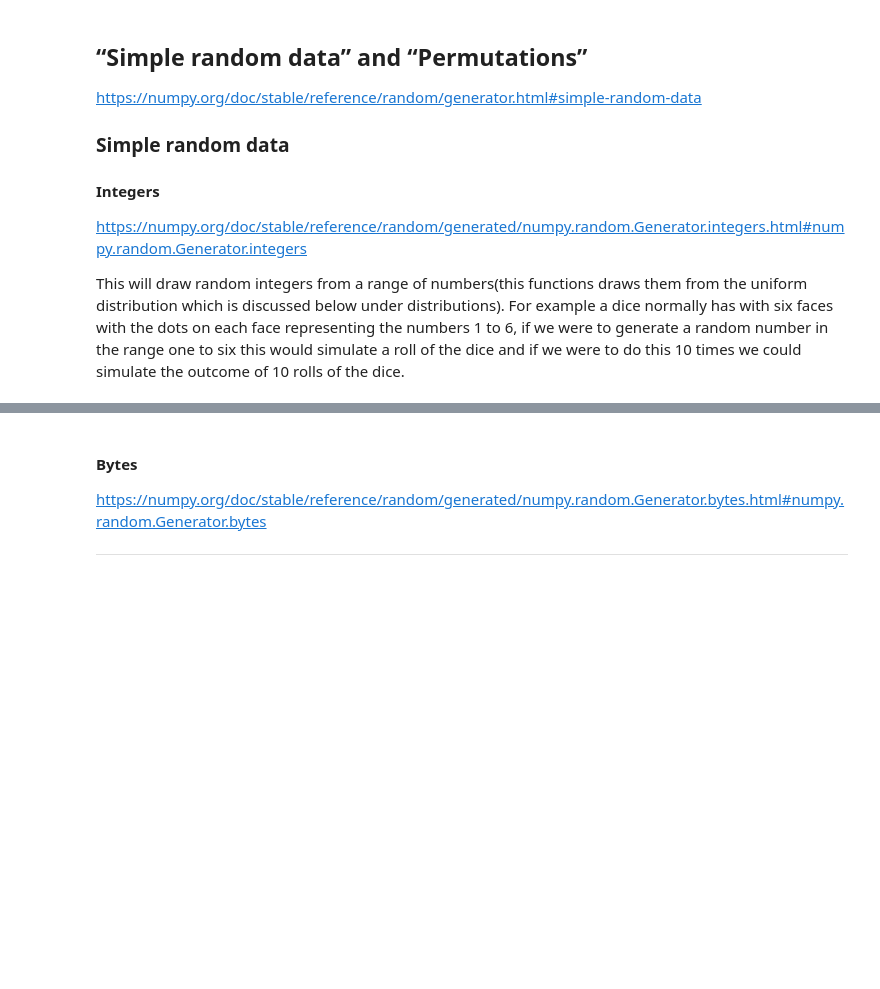
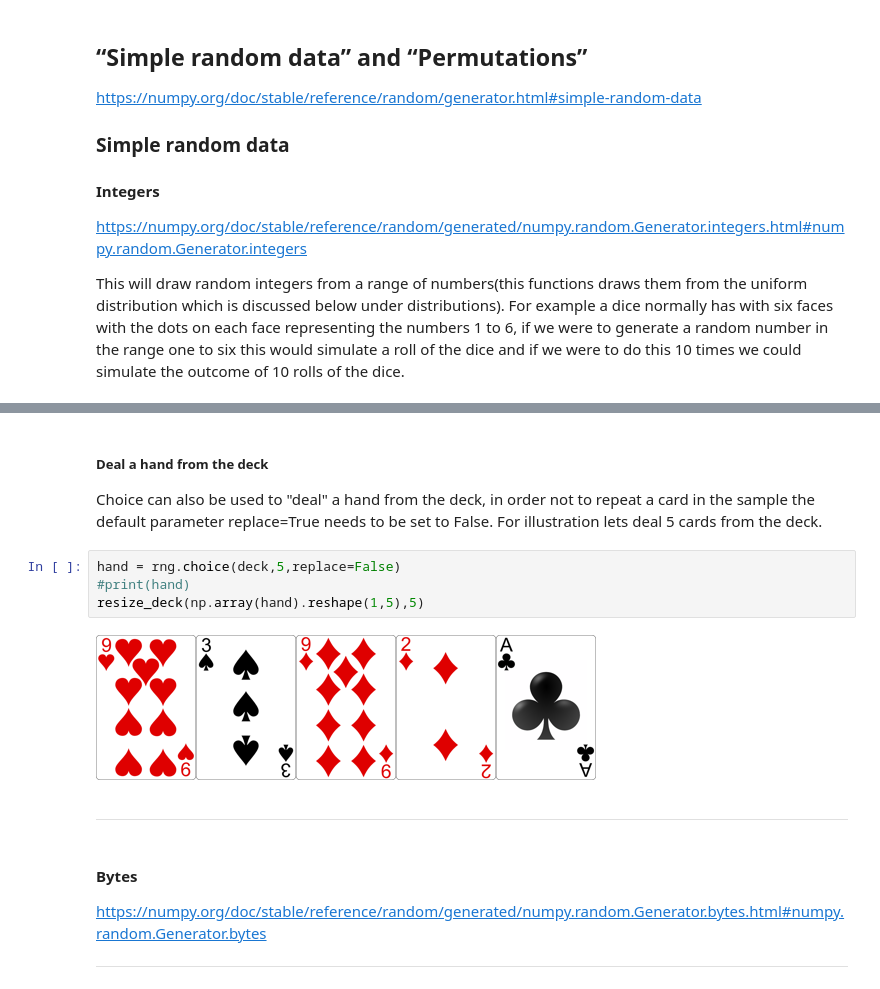
Before and after one commit to MarkJParry/PDA-Numpy, a Jupyter notebook: numpy-random.ipynb, the cells around one changed output, grey strips where cells are left out. Drawn from its saved outputs; the diff is of its cells as text; blank space fills up the shorter version.

```diff
--- a/numpy-random.ipynb
+++ b/numpy-random.ipynb
@@ -96,3 +164,14 @@ plt.show()
+# %% [markdown]
+##### Deal a hand from the deck
+Choice can also be used to "deal" a hand from the deck, in order not to repeat a card in the sample the default parameter replace=True needs to be set to False. For illustration lets deal 5 cards from the deck.
+# %%
+hand = rng.choice(deck,5,replace=False)
+#print(hand)
+resize_deck(np.array(hand).reshape(1,5),5)
+# %% [output]
+[figure, added]
+# %% [markdown]
+***
 # %% [markdown]
 #### Bytes
 https://numpy.org/doc/stable/reference/random/generated/numpy.random.Generator.bytes.html#numpy.random.Generator.bytes
```
Also changed, not shown: parts of 63 cells of this notebook, 7 other files.
